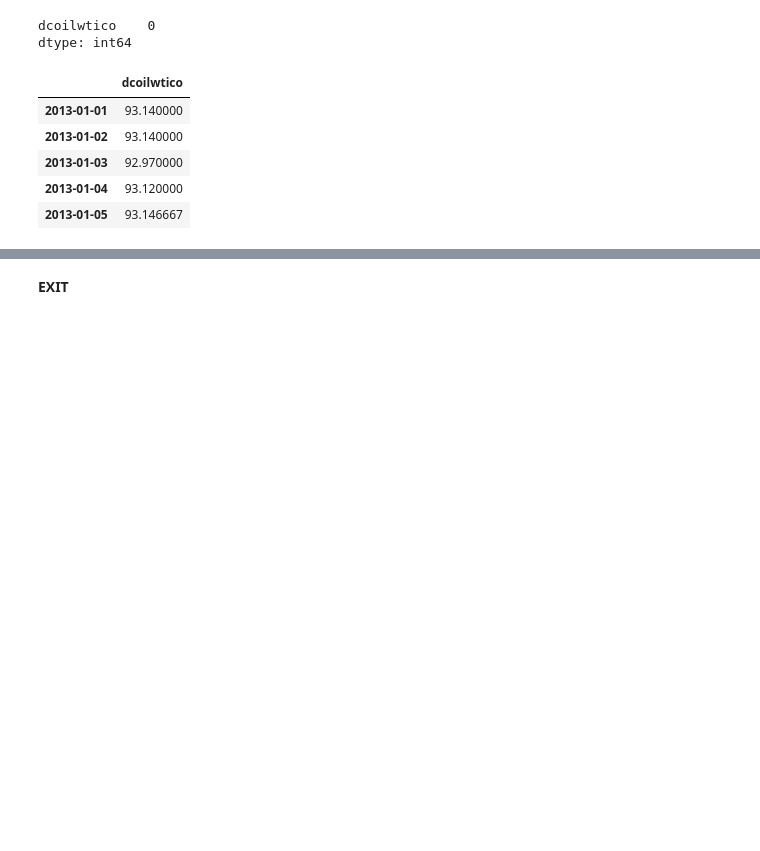
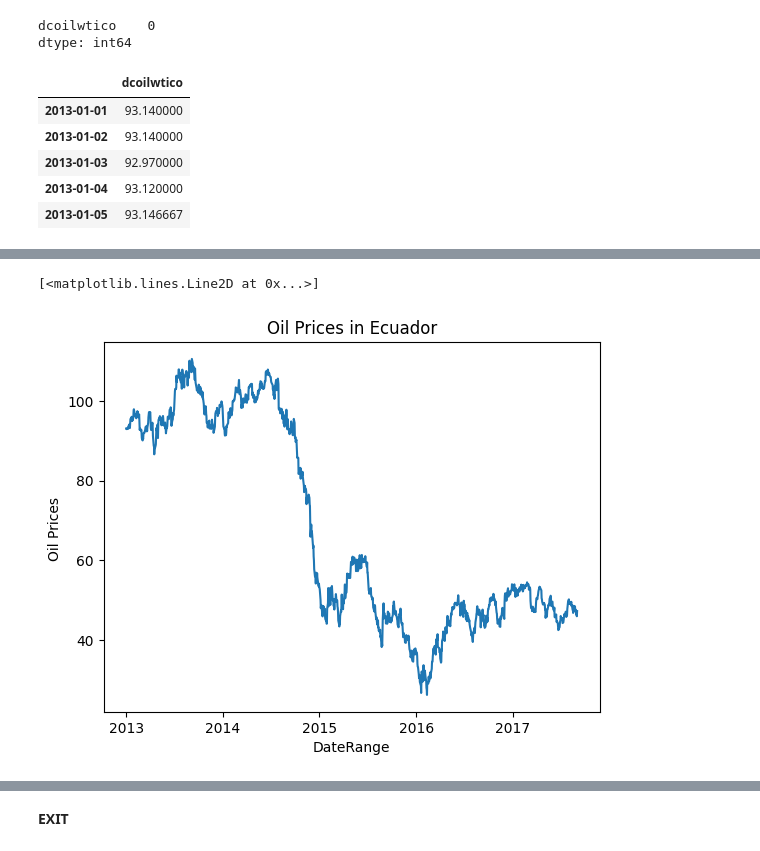
Before and after one commit to Divgithub045/mlProject-salesPredictor, a Jupyter notebook: model.ipynb, the cells around one changed output, grey strips where cells are left out. Cells and saved outputs as stored; diff of their text form; code cells hidden in the pictures; blank space fills up the shorter version.

```diff
--- a/model.ipynb
+++ b/model.ipynb
@@ -114,0 +117,3 @@ df_oil.head()
+# %%
+a=df_oil.index
+a
@@ -114,0 +129,8 @@ df_oil.head()
+# %%
+plt.xlabel("DateRange")
+plt.ylabel("Oil Prices ")
+plt.title("Oil Prices in Ecuador")
+plt.plot(a,df_oil.dcoilwtico)
+# %% [output]
+[<matplotlib.lines.Line2D at 0x...>]
+[figure, added]
```
Also changed, not shown: parts of 19 cells of this notebook.
